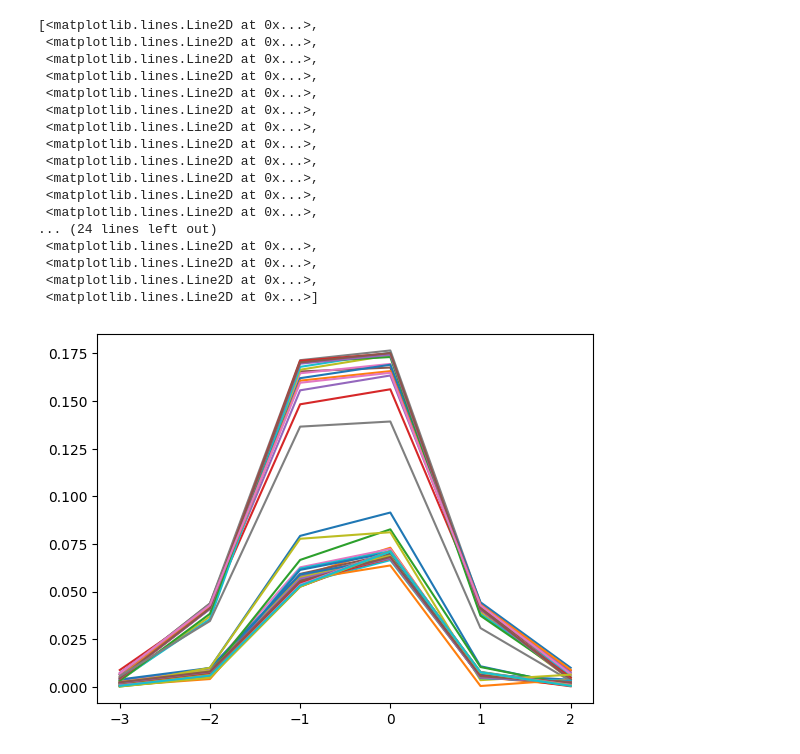
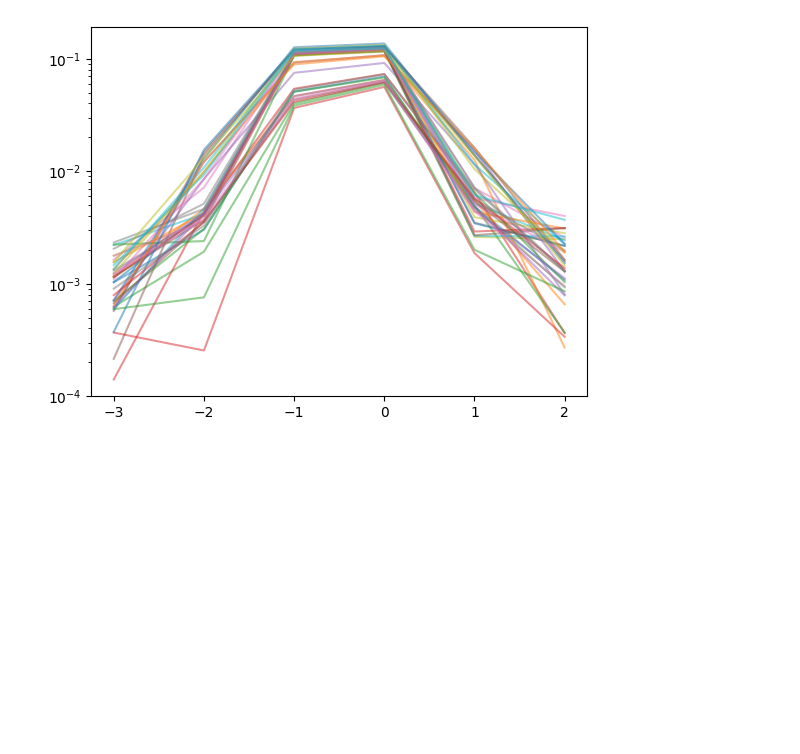
Before and after one commit to bughht/meSSFP, a Jupyter notebook: simulation_T2map.ipynb, the cells around one changed output. Cells and saved outputs as stored; diff of their text form; code cells hidden in the pictures; blank space fills up the shorter version.

```diff
--- a/simulation_T2map.ipynb
+++ b/simulation_T2map.ipynb
@@ -9,11 +11,14 @@ from einops import rearrange
 plt.rcParams['figure.dpi'] = 100
 # %%
 phantom_size = 120
-phantom = mr0.VoxelGridPhantom.load("phantom/subject06_3T.npz")
+phantom = mr0.VoxelGridPhantom.load("phantom/subject05_3T.npz")
+print(phantom.PD.shape)
 phantom = phantom.interpolate(phantom_size, phantom_size, 1)
 data = phantom.build()
-# phantom.B0*=15
-# phantom.D=torch.ones_like(phantom.D)*0
-# phantom.T2dash=torch.ones_like(phantom.T2dash)*0.3
+phantom.B0*=0
+mask = torch.abs(phantom.PD)>1e-5
+# # phantom.D=torch.ones_like(phantom.D)*5
+# # phantom.T2dash=torch.ones_like(phantom.T2dash)*0.3
+# phantom.B1 = torch.ones_like(phantom.B1)
 phantom.plot()
 # %% [output]
@@ -25,7 +31,7 @@ size = tensor([0.1810, 0.2170, 0.1810])
 seq_path = "seq/seq_p2n3_spoiler.seq"
 seq = pp.Sequence()
 seq.read(seq_path)
-signal, ksp = mr0.util.simulate(seq, phantom, accuracy=1e-5)
+signal, ksp = mr0.util.simulate(seq, phantom, accuracy=1e-15)
 
 k_space = signal.reshape(phantom_size, -1)
 spectrum = torch.fft.ifftshift(k_space)
@@ -76,23 +181,6 @@ torch.Size([6, 120, 120])
 # %%
-n = np.linspace(2,-3,6)
-plt.plot(n,torch.abs(img_echoes[:,60,40:80]))
-# plt.yscale("log")
+plt.plot(n,torch.abs(img_echoes[:,40:80,60]), alpha=0.5)
+plt.yscale("log")
+plt.show()
 # %% [output]
-[<matplotlib.lines.Line2D at 0x...>,
- <matplotlib.lines.Line2D at 0x...>,
- <matplotlib.lines.Line2D at 0x...>,
- <matplotlib.lines.Line2D at 0x...>,
- <matplotlib.lines.Line2D at 0x...>,
- <matplotlib.lines.Line2D at 0x...>,
- <matplotlib.lines.Line2D at 0x...>,
- <matplotlib.lines.Line2D at 0x...>,
- <matplotlib.lines.Line2D at 0x...>,
- <matplotlib.lines.Line2D at 0x...>,
- <matplotlib.lines.Line2D at 0x...>,
- <matplotlib.lines.Line2D at 0x...>,
-... (24 lines left out)
- <matplotlib.lines.Line2D at 0x...>,
- <matplotlib.lines.Line2D at 0x...>,
- <matplotlib.lines.Line2D at 0x...>,
- <matplotlib.lines.Line2D at 0x...>]
-[figure, old version]
+[figure, new version]
```
Also changed, not shown: parts of 8 cells of this notebook, 5 other files.
